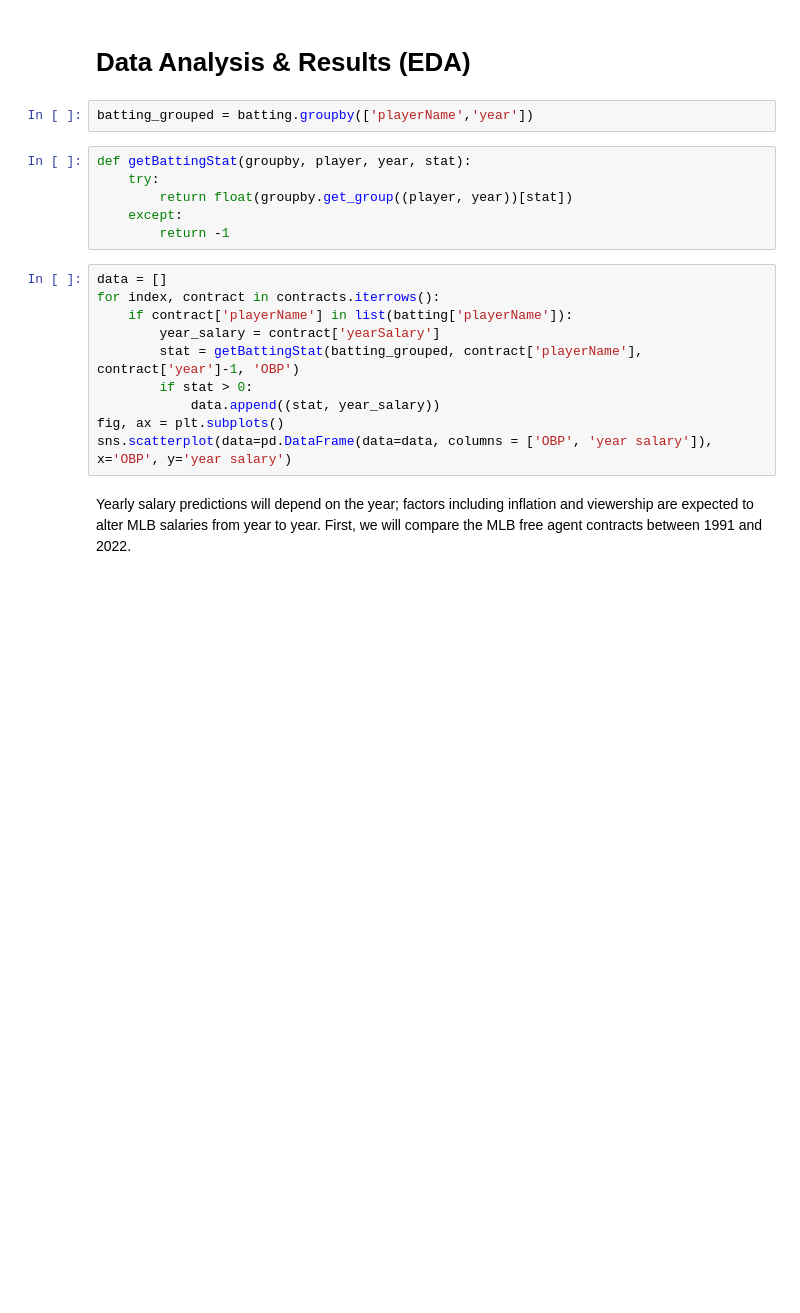
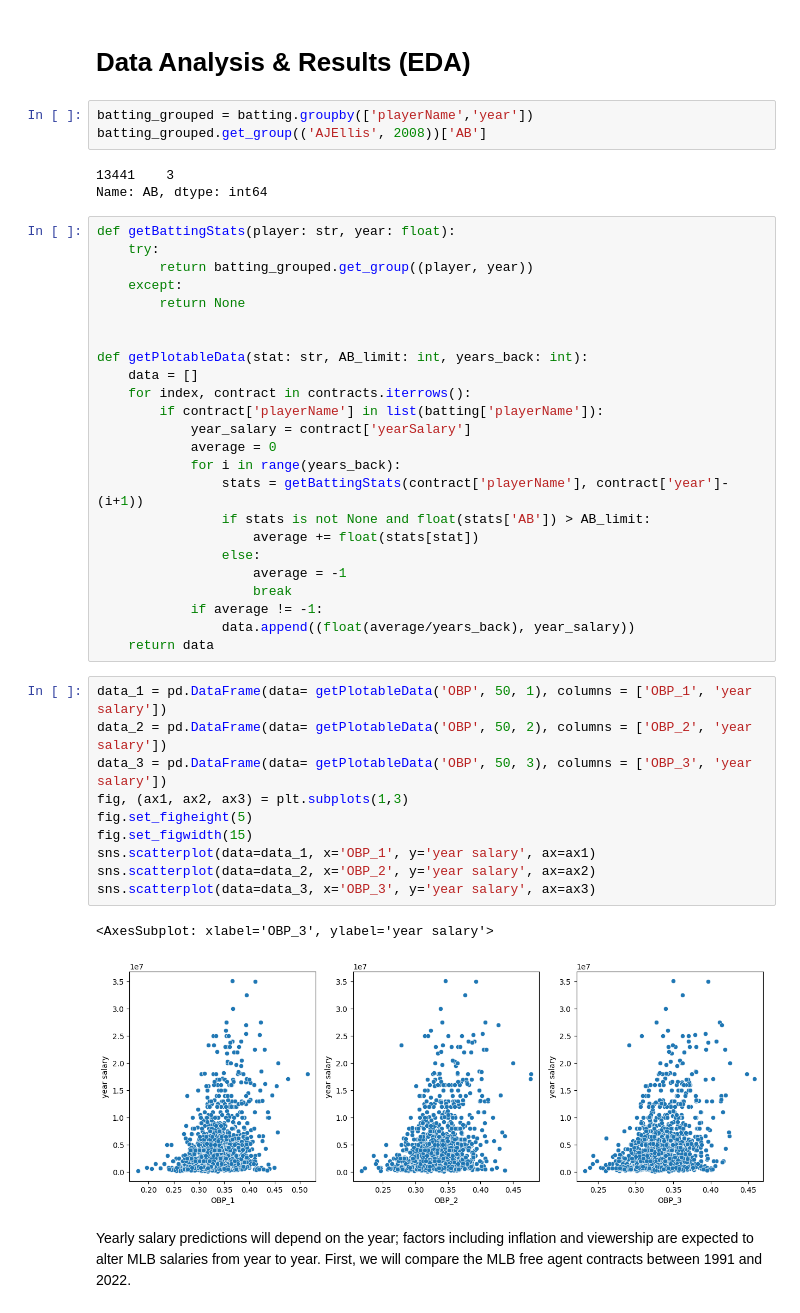
Before and after one commit to leo3friedman/baseball-salary-prediction, a Jupyter notebook: EDACheckpointGroup_042-Fa22.ipynb, the cells around one changed output. Drawn from its saved outputs; the diff is of its cells as text; blank space fills up the shorter version.

Commit message:
update plotting function

```diff
--- a/EDACheckpointGroup_042-Fa22.ipynb
+++ b/EDACheckpointGroup_042-Fa22.ipynb
@@ -307,22 +345,47 @@ print('\tunique players: ', len(list(batting['playerName'].unique())))
 # Data Analysis & Results (EDA)
 # %%
 batting_grouped = batting.groupby(['playerName','year'])
+batting_grouped.get_group(('AJEllis', 2008))['AB']
+# %% [output]
+13441    3
+Name: AB, dtype: int64
-# %%
-def getBattingStat(groupby, player, year, stat):
-    try:
-        return float(groupby.get_group((player, year))[stat])
-    except:
-        return -1
-# %%
-data = []
-for index, contract in contracts.iterrows():
-    if contract['playerName'] in list(batting['playerName']):
-        year_salary = contract['yearSalary']
-        stat = getBattingStat(batting_grouped, contract['playerName'], contract['year']-1, 'OBP')
-        if stat > 0:
-            data.append((stat, year_salary))
-fig, ax = plt.subplots()
-sns.scatterplot(data=pd.DataFrame(data=data, columns = ['OBP', 'year salary']), x='OBP', y='year salary')
+# %%
+def getBattingStats(player: str, year: float):
+    try:
+        return batting_grouped.get_group((player, year))
+    except:
+        return None
+
+
+def getPlotableData(stat: str, AB_limit: int, years_back: int):
+    data = []
+    for index, contract in contracts.iterrows():
+        if contract['playerName'] in list(batting['playerName']):
+            year_salary = contract['yearSalary']
+            average = 0
+            for i in range(years_back):
+                stats = getBattingStats(contract['playerName'], contract['year']-(i+1))
+                if stats is not None and float(stats['AB']) > AB_limit:
+                    average += float(stats[stat])
+                else:
+                    average = -1
+                    break
+            if average != -1:
+                data.append((float(average/years_back), year_salary))
+    return data
+# %%
+data_1 = pd.DataFrame(data= getPlotableData('OBP', 50, 1), columns = ['OBP_1', 'year salary'])
+data_2 = pd.DataFrame(data= getPlotableData('OBP', 50, 2), columns = ['OBP_2', 'year salary'])
+data_3 = pd.DataFrame(data= getPlotableData('OBP', 50, 3), columns = ['OBP_3', 'year salary'])
+fig, (ax1, ax2, ax3) = plt.subplots(1,3)
+fig.set_figheight(5)
+fig.set_figwidth(15)
+sns.scatterplot(data=data_1, x='OBP_1', y='year salary', ax=ax1)
+sns.scatterplot(data=data_2, x='OBP_2', y='year salary', ax=ax2)
+sns.scatterplot(data=data_3, x='OBP_3', y='year salary', ax=ax3)
+# %% [output]
+<AxesSubplot: xlabel='OBP_3', ylabel='year salary'>
+[figure, added]
 # %% [markdown]
 Yearly salary predictions will depend on the year; factors including inflation and viewership are expected to alter MLB salaries from year to year. First, we will compare the MLB free agent contracts between 1991 and 2022.
 # %%
```
Also changed, not shown: parts of 10 cells of this notebook.
